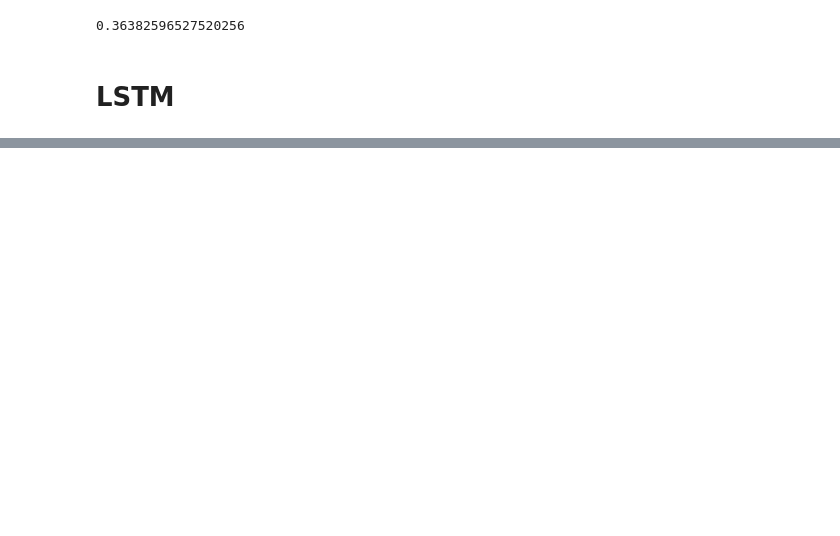
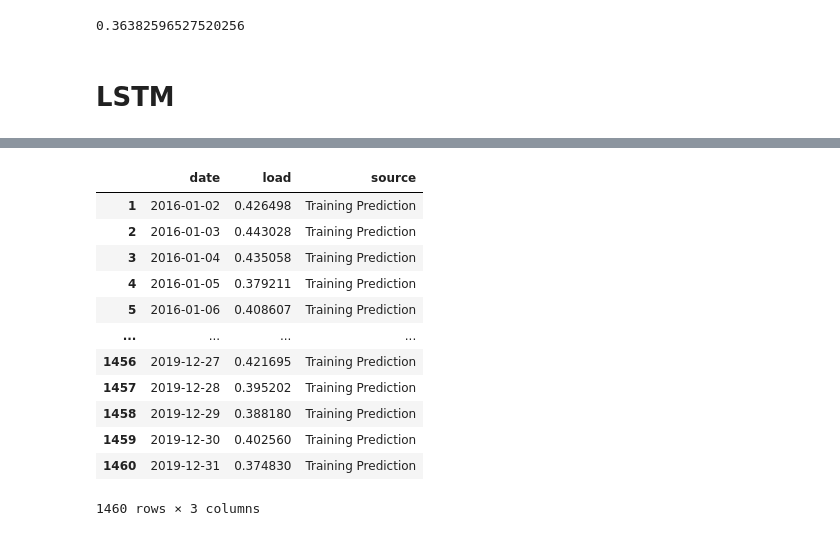
Before and after one commit to lorenzrossi/Thesis, a Jupyter notebook: primo paragone.ipynb, the cells around one changed output, grey strips where cells are left out. Cells and saved outputs as stored; diff of their text form; code cells hidden in the pictures; blank space fills up the shorter version.

```diff
--- a/primo paragone.ipynb
+++ b/primo paragone.ipynb
@@ -353,8 +334,8 @@ def create_sliding_window(data, sequence_length, stride=1):
     return np.array(X_list), np.array(y_list)
 
 train_split = 0.7
-n_train = int(train_split * len(daily_data2))
-n_test = len(daily_data2) - n_train
+n_train = 1460
+n_test = 732
 
 features = ['total_aggregated']
 feature_array = daily_data2[features].values
@@ -488,29 +469,34 @@ epoch 100 loss:  0.040420666337013245
+# %%
+norm_df = pd.DataFrame(norm_series, columns=(['total_scaled']))
+norm_df['date'] = daily_data2.index
 # %%
 offset = sequence_length
 
 def inverse_transform(y):
   return target_scaler.inverse_transform(y.reshape(-1, 1))
+
 daily_data2['date'] = daily_data2.index
+
 training_df = pd.DataFrame()
-training_df['date'] = daily_data2['date'].iloc[offset:n_train + offset:1]
+training_df['date'] = norm_df['date'].iloc[offset:n_train + offset:1]
 training_predictions = base_lstm.predict(X_train)
-training_df['train_predicted'] = inverse_transform(training_predictions)
+training_df['load'] = training_predictions #inverse_transform(training_predictions)
 training_df['source'] = 'Training Prediction'
 
 training_truth_df = pd.DataFrame()
 training_truth_df['date'] = training_df['date']
-training_truth_df['actual_generation'] = daily_data2['total_aggregated'].iloc[offset:n_train + offset:1]
+training_truth_df['load'] = norm_df['total_scaled'].iloc[offset:n_train + offset:1]
 training_truth_df['source'] = 'True Values'
 
 testing_df = pd.DataFrame()
-testing_df['date'] = daily_data2['date'].iloc[n_train + offset::1]
+testing_df['date'] = norm_df['date'].iloc[n_train + offset::1]
 testing_predictions = base_lstm.predict(X_test)
-testing_df['log_energy_consumption'] = inverse_transform(testing_predictions)
+testing_df['load'] = testing_predictions  #inverse_transform(training_predictions)
 testing_df['source'] = 'Test Prediction'
 
 testing_truth_df = pd.DataFrame()
 testing_truth_df['date'] = testing_df['date']
-testing_truth_df['log_energy_consumption'] = daily_data2['total_aggregated'].iloc[n_train + offset::1]
+testing_truth_df['load'] = norm_df['total_scaled'].iloc[n_train + offset::1]
 testing_truth_df['source'] = 'True Values'
 
 evaluation = pd.concat([training_df,
@@ -518,3 +504,19 @@ evaluation = pd.concat([training_df,
                         training_truth_df,
                         testing_truth_df
                         ], axis=0)
+# %%
+training_df
+# %% [output]
+|  | date | load | source |
+| 1 | 2016-01-02 | 0.426498 | Training Prediction |
+| 2 | 2016-01-03 | 0.443028 | Training Prediction |
+| 3 | 2016-01-04 | 0.435058 | Training Prediction |
+| 4 | 2016-01-05 | 0.379211 | Training Prediction |
+| 5 | 2016-01-06 | 0.408607 | Training Prediction |
+| ... | ... | ... | ... |
+| 1456 | 2019-12-27 | 0.421695 | Training Prediction |
+| 1457 | 2019-12-28 | 0.395202 | Training Prediction |
+| 1458 | 2019-12-29 | 0.388180 | Training Prediction |
+| 1459 | 2019-12-30 | 0.402560 | Training Prediction |
+| 1460 | 2019-12-31 | 0.374830 | Training Prediction |
+1460 rows × 3 columns
```
Also changed, not shown: parts of 11 cells of this notebook.
